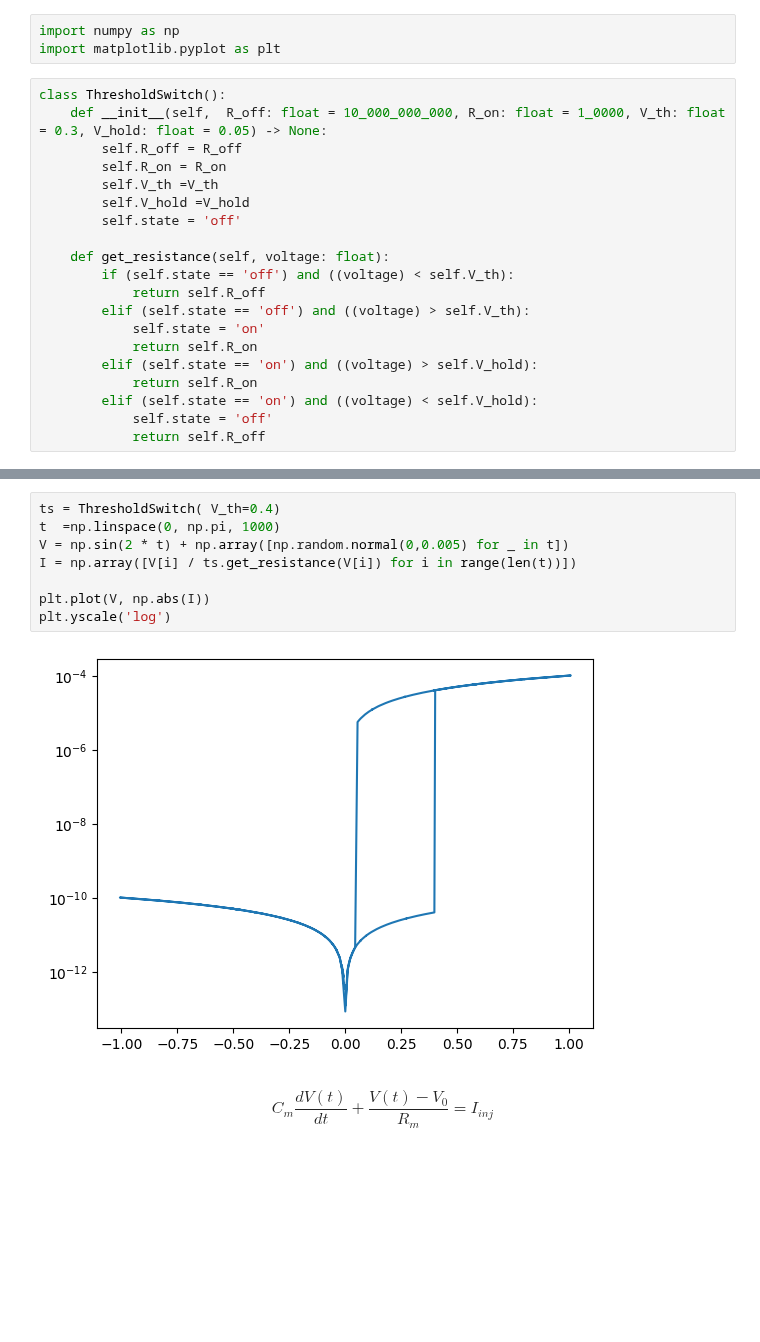
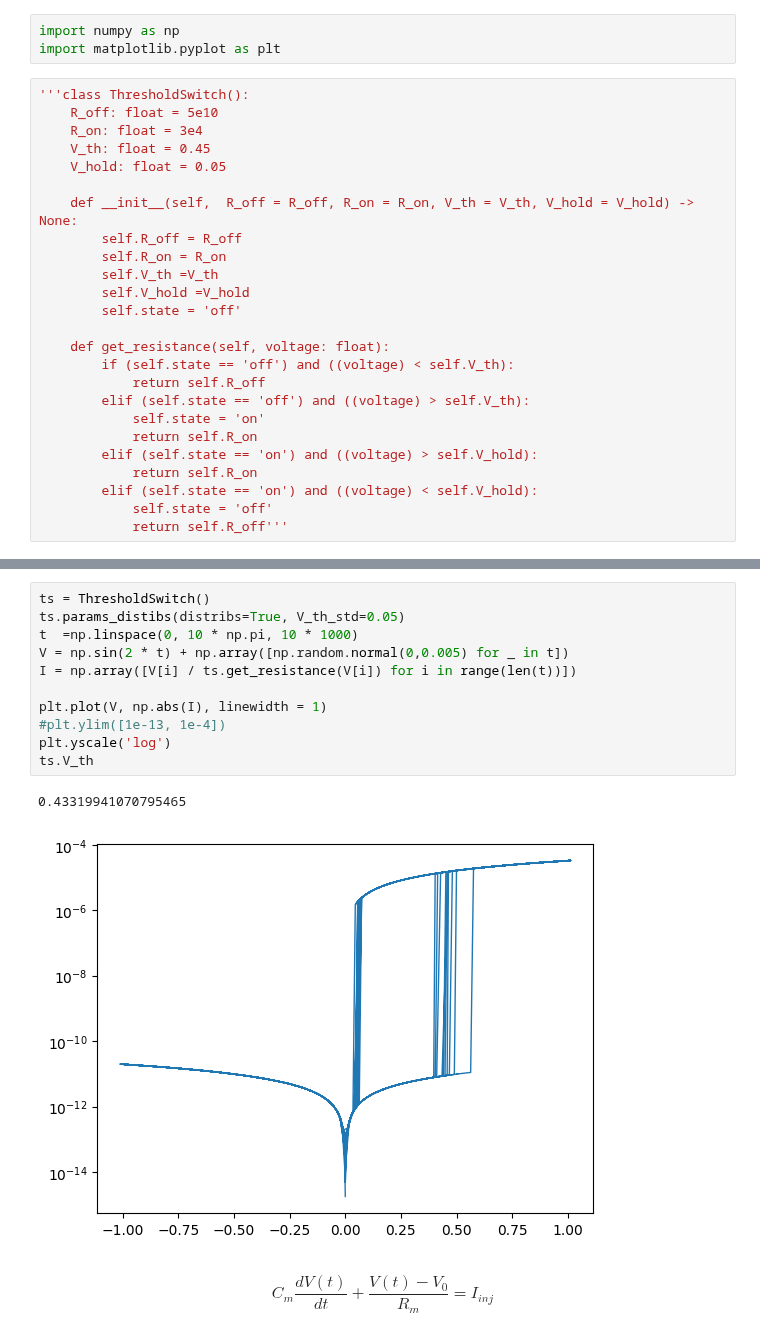
Before and after one commit to OneMoreGate/Memristor_modeling, a Jupyter notebook: TS_models/TS.ipynb, the cells around one changed output, grey strips where cells are left out. Drawn from its saved outputs; the diff is of its cells as text; blank space fills up the shorter version.

```diff
--- a/TS_models/TS.ipynb
+++ b/TS_models/TS.ipynb
@@ -2,8 +2,13 @@
 import numpy as np
 import matplotlib.pyplot as plt
 # %%
-class ThresholdSwitch():
-    def __init__(self,  R_off: float = 10_000_000_000, R_on: float = 1_0000, V_th: float = 0.3, V_hold: float = 0.05) -> None:
+'''class ThresholdSwitch():
+    R_off: float = 5e10
+    R_on: float = 3e4
+    V_th: float = 0.45
+    V_hold: float = 0.05
+
+    def __init__(self,  R_off = R_off, R_on = R_on, V_th = V_th, V_hold = V_hold) -> None:
         self.R_off = R_off
         self.R_on = R_on
         self.V_th =V_th
@@ -20,4 +25,4 @@ class ThresholdSwitch():
             return self.R_on
         elif (self.state == 'on') and ((voltage) < self.V_hold):
             self.state = 'off'
-            return self.R_off
+            return self.R_off'''
@@ -24,13 +72,17 @@ class ThresholdSwitch():
 # %%
-ts = ThresholdSwitch( V_th=0.4)
-t  =np.linspace(0, np.pi, 1000)
+ts = ThresholdSwitch()
+ts.params_distibs(distribs=True, V_th_std=0.05)
+t  =np.linspace(0, 10 * np.pi, 10 * 1000)
 V = np.sin(2 * t) + np.array([np.random.normal(0,0.005) for _ in t])
 I = np.array([V[i] / ts.get_resistance(V[i]) for i in range(len(t))])
 
-plt.plot(V, np.abs(I))
+plt.plot(V, np.abs(I), linewidth = 1)
+#plt.ylim([1e-13, 1e-4])
 plt.yscale('log')
+ts.V_th
 # %% [output]
+0.43319941070795465
-[figure, old version]
+[figure, new version]
 # %% [markdown]
 $$
 C_m \frac{dV(t)}{dt} + \frac{V(t) - V_0}{R_m} = I_{inj}
```
Also changed, not shown: parts of 3 cells of this notebook, 4 other files.
